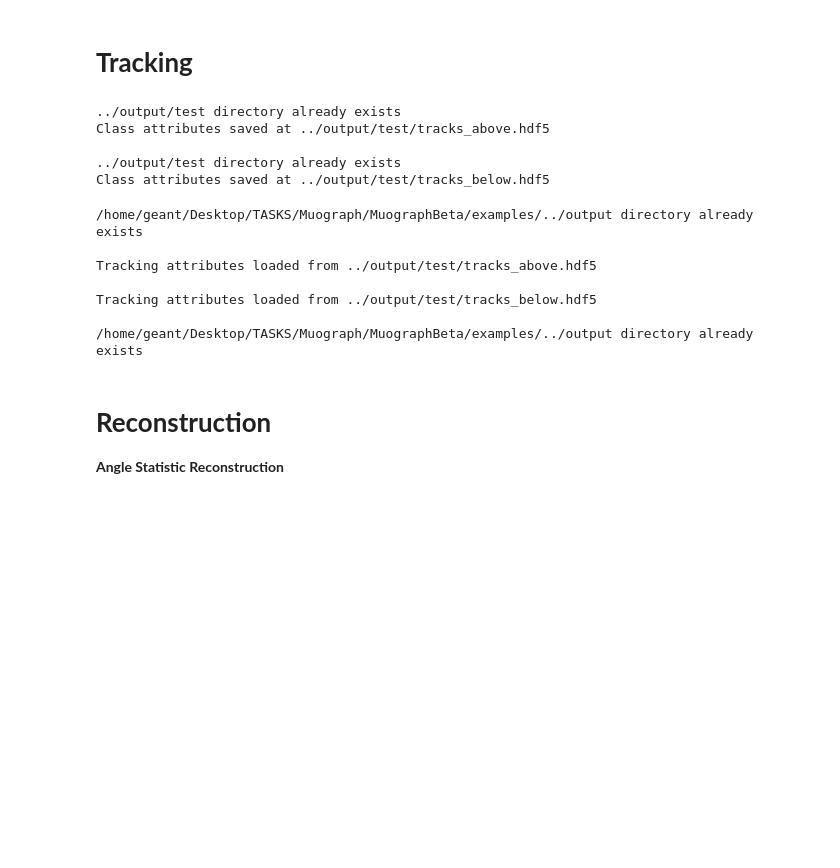
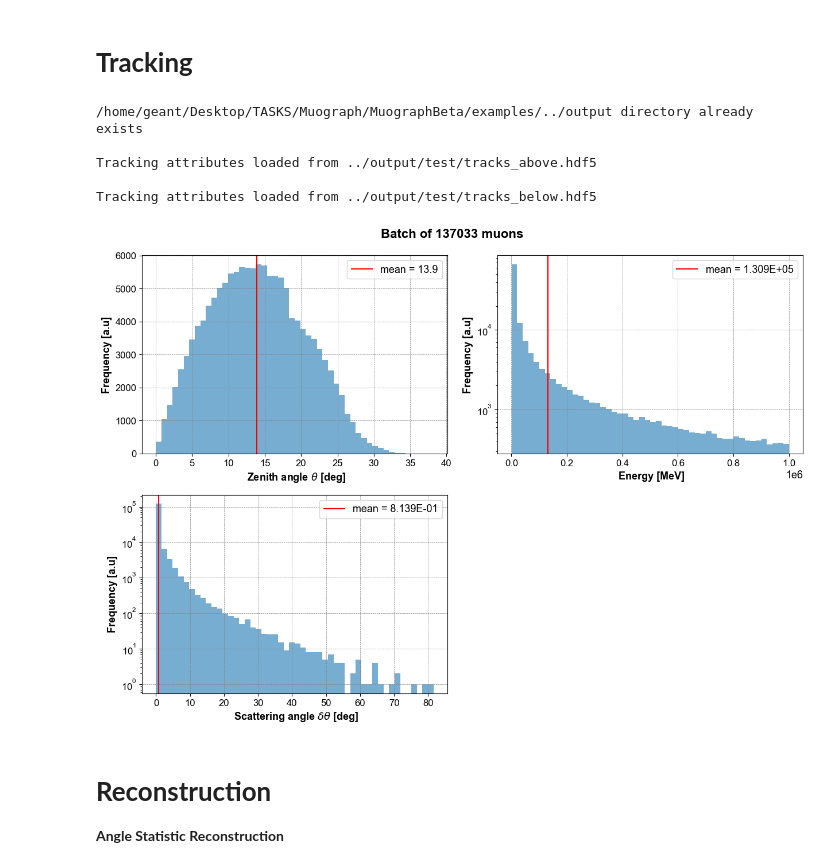
Before and after one commit to MaximeLagrange/MuographBeta, a Jupyter notebook: examples/00_MST_reconstruction_example.ipynb, the cells around one changed output. Cells and saved outputs as stored; diff of their text form; code cells hidden in the pictures; blank space fills up the shorter version.

```diff
--- a/examples/00_MST_reconstruction_example.ipynb
+++ b/examples/00_MST_reconstruction_example.ipynb
@@ -30,39 +34,33 @@ def get_hits_in_out_from_csv_file(csv_file: str) -> Tuple[Hits, Hits]:
 # %% [markdown]
 # **Tracking**
 # %%
-hits_in, hits_out = get_hits_in_out_from_csv_file("../data/1M_gen_2hods_30cm_panel_gap_barrel_voi.csv")
-
 output_dir = "../output/test/"
 
 from tracking.tracking import Tracking
 tracks_in = Tracking(hits = hits_in, label = "above", output_dir=output_dir)
 tracks_out = Tracking(hits = hits_out, label = "below", output_dir=output_dir)
-# %% [output]
-../output/test directory already exists
-Class attributes saved at ../output/test/tracks_above.hdf5
-
-../output/test directory already exists
-Class attributes saved at ../output/test/tracks_below.hdf5
 # %%
 from tracking.tracking import TrackingMST
 
 # Load from tracking files
 tracking_files = [
-    str(tracks_in.output_dir / "tracks_above.hdf5"),
-    str(tracks_out.output_dir / "tracks_below.hdf5")
+    "../output/test/" + "tracks_above.hdf5",
+    "../output/test/" + "tracks_below.hdf5"
 ]
 mst = TrackingMST(tracking_files = tracking_files)
 
 # Load from tracking instances
-mst = TrackingMST(trackings=(tracks_in, tracks_out))
+# mst = TrackingMST(trackings=(tracks_in, tracks_out))
 # %% [output]
 /home/geant/Desktop/TASKS/Muograph/MuographBeta/examples/../output directory already exists
 
 Tracking attributes loaded from ../output/test/tracks_above.hdf5
 
 Tracking attributes loaded from ../output/test/tracks_below.hdf5
-
-/home/geant/Desktop/TASKS/Muograph/MuographBeta/examples/../output directory already exists
+# %%
+mst.plot_muon_features(figname="../output/test_plot")
+# %% [output]
+[figure, added]
 # %% [markdown]
 # **Reconstruction**
 
```
Also changed, not shown: parts of 26 cells of this notebook.
